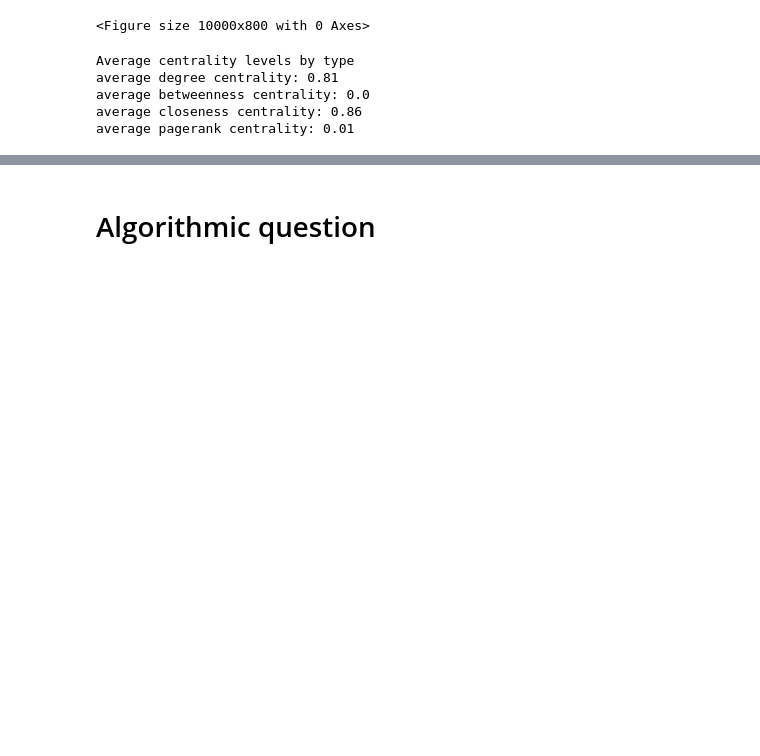
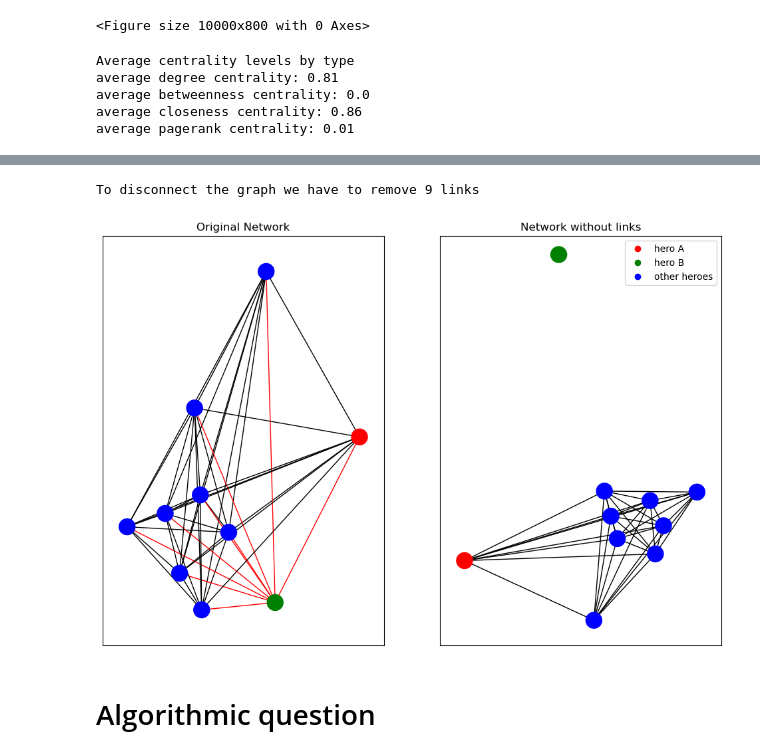
Before and after one commit to Engrima18/MarvelUniverseNetworks, a Jupyter notebook: enrico.ipynb, the cells around one changed output, grey strips where cells are left out. Drawn from its saved outputs; the diff is of its cells as text; code cells hidden in the pictures; blank space fills up the shorter version.

```diff
--- a/enrico.ipynb
+++ b/enrico.ipynb
@@ -161,3 +239,43 @@ average pagerank centrality: 0.01
+# %%
+def vis_4(graph, heroA, heroB, N):
+
+    # evaluate the min number of links to disconnect the graph
+    min_cut, g1, g2 = functionality_4(graph1, heroA , heroB, N)
+    print(f'To disconnect the graph we have to remove {len(min_cut)} links')
+
+    # original reduced graph
+    small_graph = top_N_filter(graph, N)
+
+    # plot the two networks before and after removing the edges
+    fig, ax = plt.subplots(1, 2, figsize=(12,8))
+    node_map1, edge_map1 = fit_colors(small_graph, heroA, heroB)
+
+    nx.draw_networkx(small_graph, pos=None, with_labels=False,  node_color=node_map1, edge_color= edge_map1, ax=ax[0])
+
+    # set the title
+    ax[0].set_title("Original Network")
+
+    # plot second graph
+    small_graph.remove_edges_from(min_cut)
+
+    node_map2, edge_map2 = fit_colors(small_graph, heroA, heroB)
+
+    nx.draw_networkx(small_graph, pos=None, with_labels=False,  node_color=node_map2, edge_color= edge_map2, ax=ax[1])
+
+    ax[1].set_title("Network without links")
+
+    handles = [plt.plot([], marker="o", ls="", color=c)[0] for c in ['red', 'green', 'blue']]
+    labels = ['hero A', 'hero B', 'other heroes']
+    plt.legend(handles, labels)
+
+
+    plt.show()
+
+
+vis_4(graph1, 'INVISIBLE WOMAN/SUE' , 'HUMAN TORCH/JOHNNY S', N=10)
+# %% [output]
+To disconnect the graph we have to remove 9 links
+[figure, added]
 # %% [markdown]
 # Algorithmic question
 # %%
```
Also changed, not shown: parts of 6 cells of this notebook.
